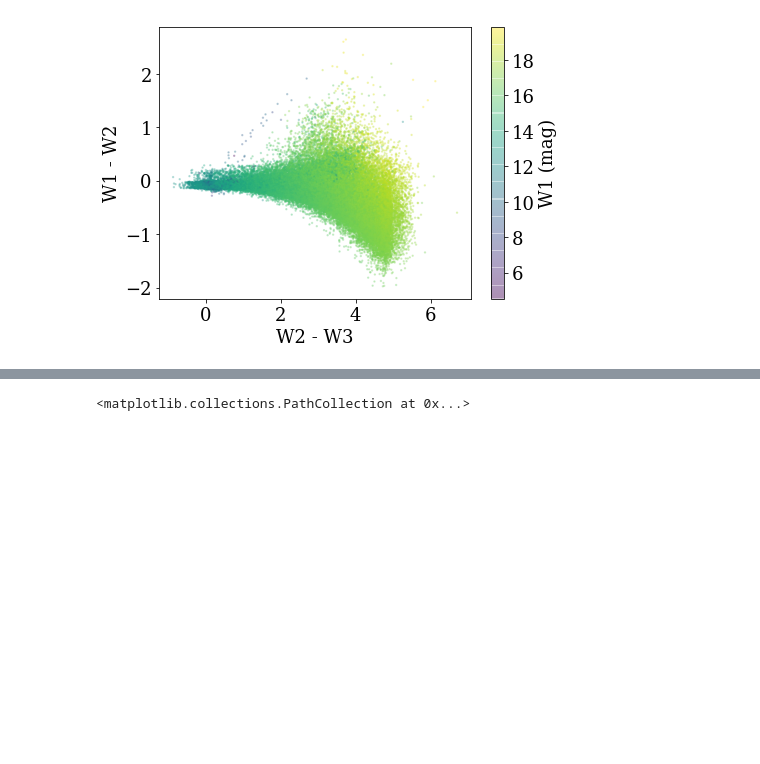
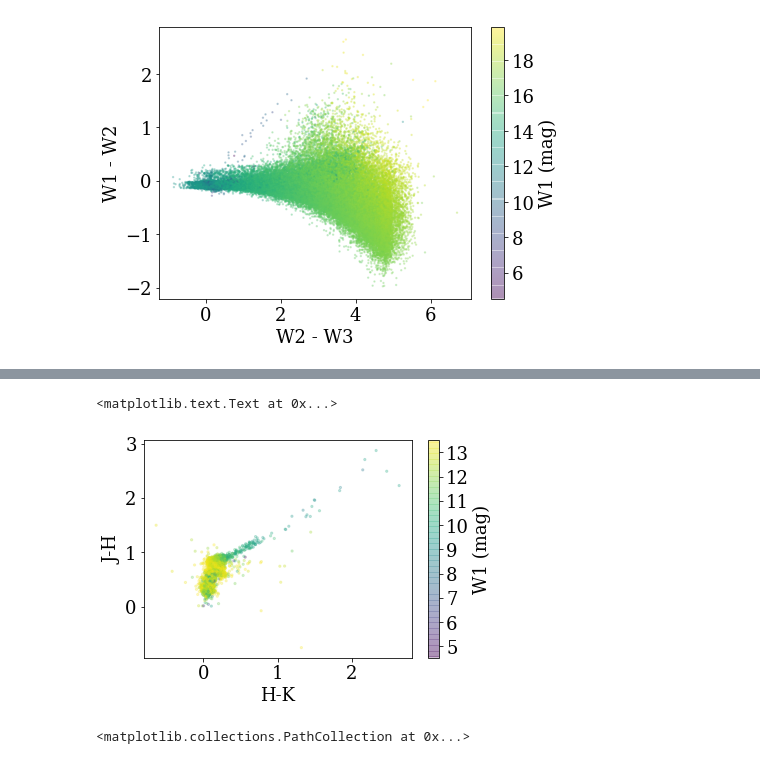
Before and after one commit to jradavenport/WISE_transit, a Jupyter notebook: explore.ipynb, the cells around one changed output, grey strips where cells are left out. Drawn from its saved outputs; the diff is of its cells as text; code cells hidden in the pictures; blank space fills up the shorter version.

```diff
--- a/explore.ipynb
+++ b/explore.ipynb
@@ -75,3 +86,14 @@ plt.ylabel('W1 - W2')
+# %%
+br = SEP['w1mpro'] < 13.5
+plt.scatter(SEP['h_m_2mass'][br] - SEP['k_m_2mass'][br], SEP['j_m_2mass'][br] - SEP['h_m_2mass'][br],
+            alpha=0.25, s=5, c=SEP['w1mpro'][br])
+cb= plt.colorbar()
+cb.set_label('W1 (mag)')
+plt.xlabel('H-K')
+plt.ylabel('J-H')
+# %% [output]
+<matplotlib.text.Text at 0x...>
+[figure, added]
 # %%
 plt.figure(figsize=(5,5))
 plt.scatter(SEP['ra'], SEP['dec'], alpha=0.1, s=2, c=SEP['dist'], cmap=plt.cm.viridis)
```
Also changed, not shown: parts of 4 cells of this notebook.
